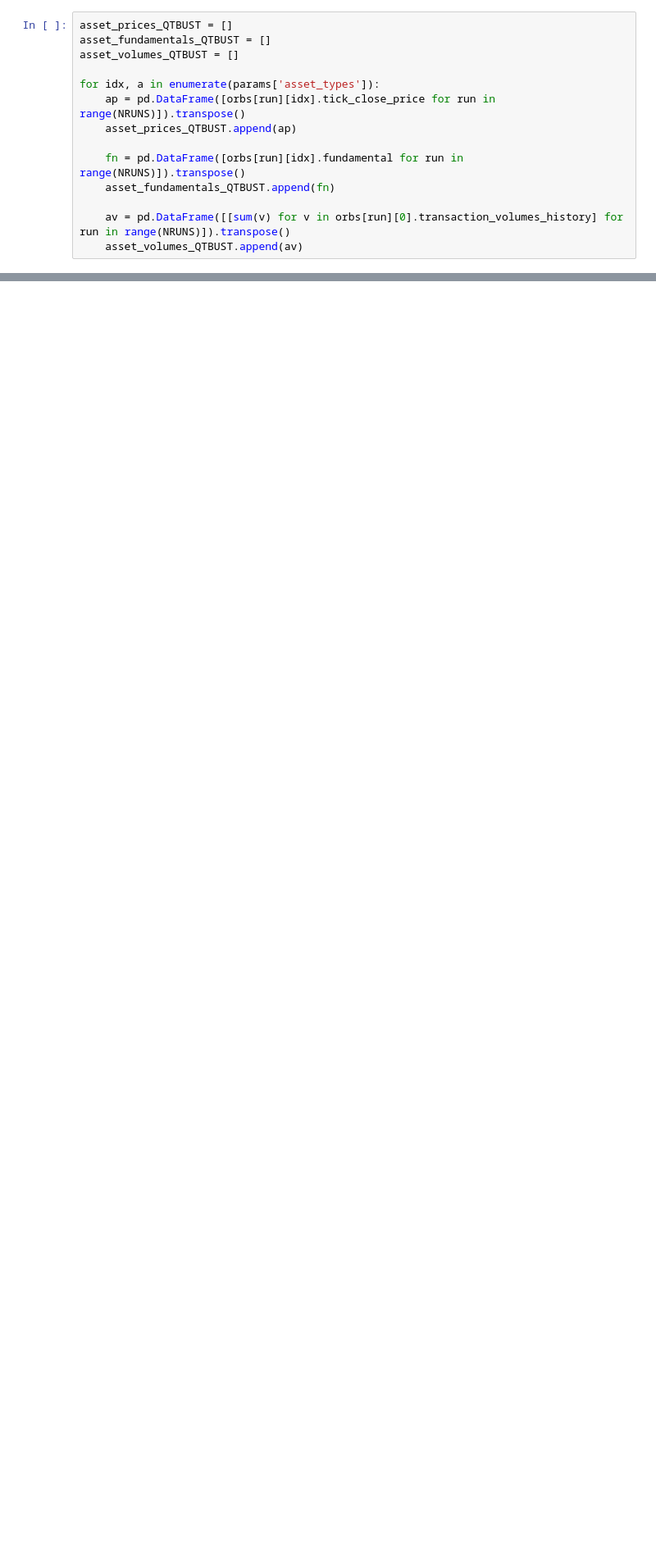
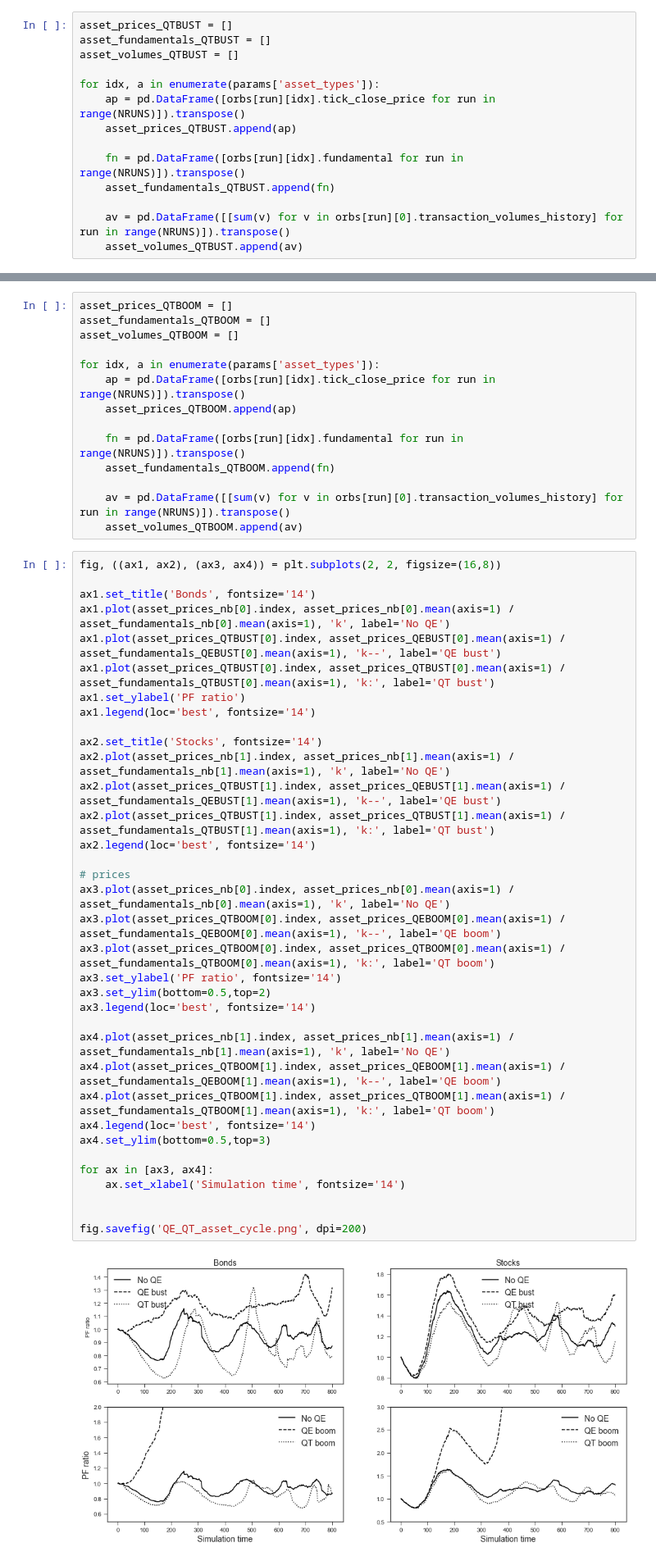
Before and after one commit to joerischasfoort/qe-inequality, a Jupyter notebook: buyer_of_last_resort.ipynb, the cells around one changed output, grey strips where cells are left out. Shown at 82% size. Cells and saved outputs as stored; diff of their text form; blank space fills up the shorter version.

```diff
--- a/buyer_of_last_resort.ipynb
+++ b/buyer_of_last_resort.ipynb
@@ -258,0 +346,51 @@ ax4.set_ylabel('PF ratio')
+# %%
+asset_prices_QTBOOM = []
+asset_fundamentals_QTBOOM = []
+asset_volumes_QTBOOM = []
+
+for idx, a in enumerate(params['asset_types']):
+    ap = pd.DataFrame([orbs[run][idx].tick_close_price for run in range(NRUNS)]).transpose()
+    asset_prices_QTBOOM.append(ap)
+
+    fn = pd.DataFrame([orbs[run][idx].fundamental for run in range(NRUNS)]).transpose()
+    asset_fundamentals_QTBOOM.append(fn)
+
+    av = pd.DataFrame([[sum(v) for v in orbs[run][0].transaction_volumes_history] for run in range(NRUNS)]).transpose()
+    asset_volumes_QTBOOM.append(av)
+# %%
+fig, ((ax1, ax2), (ax3, ax4)) = plt.subplots(2, 2, figsize=(16,8))
+
+ax1.set_title('Bonds', fontsize='14')
+ax1.plot(asset_prices_nb[0].index, asset_prices_nb[0].mean(axis=1) / asset_fundamentals_nb[0].mean(axis=1), 'k', label='No QE')
+ax1.plot(asset_prices_QTBUST[0].index, asset_prices_QEBUST[0].mean(axis=1) / asset_fundamentals_QEBUST[0].mean(axis=1), 'k--', label='QE bust')
+ax1.plot(asset_prices_QTBUST[0].index, asset_prices_QTBUST[0].mean(axis=1) / asset_fundamentals_QTBUST[0].mean(axis=1), 'k:', label='QT bust')
+ax1.set_ylabel('PF ratio')
+ax1.legend(loc='best', fontsize='14')
+
+ax2.set_title('Stocks', fontsize='14')
+ax2.plot(asset_prices_nb[1].index, asset_prices_nb[1].mean(axis=1) / asset_fundamentals_nb[1].mean(axis=1), 'k', label='No QE')
+ax2.plot(asset_prices_QTBUST[1].index, asset_prices_QEBUST[1].mean(axis=1) / asset_fundamentals_QEBUST[1].mean(axis=1), 'k--', label='QE bust')
+ax2.plot(asset_prices_QTBUST[1].index, asset_prices_QTBUST[1].mean(axis=1) / asset_fundamentals_QTBUST[1].mean(axis=1), 'k:', label='QT bust')
+ax2.legend(loc='best', fontsize='14')
+
+# prices
+ax3.plot(asset_prices_nb[0].index, asset_prices_nb[0].mean(axis=1) / asset_fundamentals_nb[0].mean(axis=1), 'k', label='No QE')
+ax3.plot(asset_prices_QTBOOM[0].index, asset_prices_QEBOOM[0].mean(axis=1) / asset_fundamentals_QEBOOM[0].mean(axis=1), 'k--', label='QE boom')
+ax3.plot(asset_prices_QTBOOM[0].index, asset_prices_QTBOOM[0].mean(axis=1) / asset_fundamentals_QTBOOM[0].mean(axis=1), 'k:', label='QT boom')
+ax3.set_ylabel('PF ratio', fontsize='14')
+ax3.set_ylim(bottom=0.5,top=2)
+ax3.legend(loc='best', fontsize='14')
+
+ax4.plot(asset_prices_nb[1].index, asset_prices_nb[1].mean(axis=1) / asset_fundamentals_nb[1].mean(axis=1), 'k', label='No QE')
+ax4.plot(asset_prices_QTBOOM[1].index, asset_prices_QEBOOM[1].mean(axis=1) / asset_fundamentals_QEBOOM[1].mean(axis=1), 'k--', label='QE boom')
+ax4.plot(asset_prices_QTBOOM[1].index, asset_prices_QTBOOM[1].mean(axis=1) / asset_fundamentals_QTBOOM[1].mean(axis=1), 'k:', label='QT boom')
+ax4.legend(loc='best', fontsize='14')
+ax4.set_ylim(bottom=0.5,top=3)
+
+for ax in [ax3, ax4]:
+    ax.set_xlabel('Simulation time', fontsize='14')
+
+
+fig.savefig('QE_QT_asset_cycle.png', dpi=200)
+# %% [output]
+[figure, added]
```
Also changed, not shown: parts of 15 cells of this notebook.
